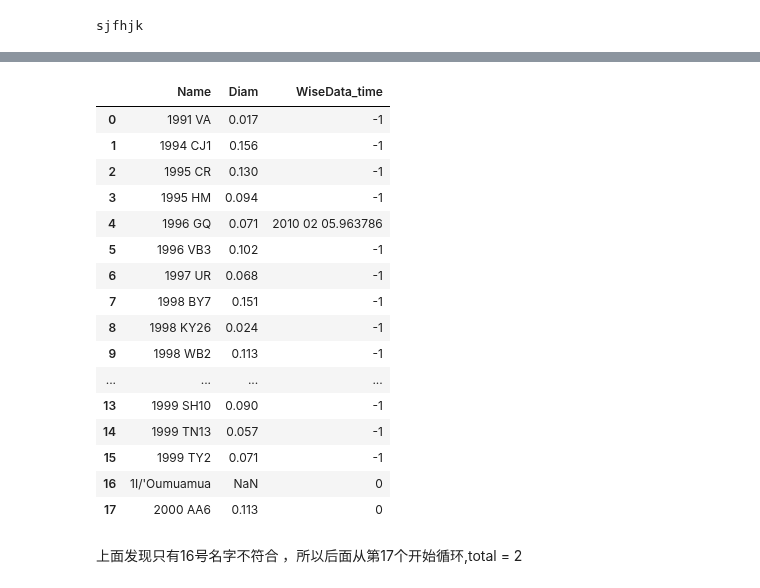
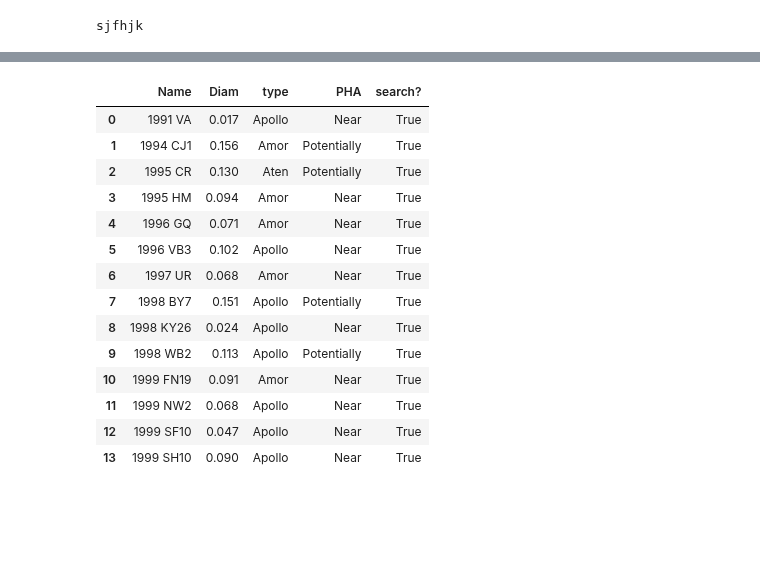
Before and after one commit to AstroHHQ/learngit, a Jupyter notebook: iau_typye.ipynb, the cells around one changed output, grey strips where cells are left out. Saved outputs shown, nothing was run; the diff lists cells and outputs as text; code cells hidden in the pictures; blank space fills up the shorter version.

Commit message:
type

```diff
--- a/iau_typye.ipynb
+++ b/iau_typye.ipynb
@@ -118,32 +133,31 @@ sjfhjk
 # %%
 import requests as rq
 from tqdm import tqdm
+import time
 #space to "+"
 #name = mp_name[5]
 #name = name.replace(' ','+')
 lenMp = len(mp_name)
 total = 0
 for i in tqdm(range(lenMp)):
-   name = mp_name['Name'][i]
-   name = name.replace(' ','+')
-   #get url from mpc
-   url = f'https://minorplanetcenter.net/db_search/show_object?utf8=%E2%9C%93&object_id={name}'
-   head ={
-      'User-Agent':'Mozilla/5.0 (X11; Ubuntu; Linux x86_64; rv:94.0) Gecko/20100101 Firefox/94.0'
-   }
-   resp = rq.get(url,headers=head)
-   #get html table
-   mptable = pd.read_html(resp.text,match='Location')
-   df = mptable[0]
-   #is there wise data?
-   dfyes = df[df['Location']=='C51 – WISE']
-   if len(dfyes)>=1:
-      dfout = dfyes["Date (UT)"]
-      total = total + 1
-      #get 1st date
-      mp_name['WiseData_time'][i] = dfout[dfout.index[0]]
-   else:
-      mp_name['WiseData_time'][i] = -1
-print(f'{total} wise data in {lenMp}')
+   time.sleep(0.2)
+   if i%100==0:time.sleep(3)
+   #search true or false
+   if mp_name['search?'][i]:
+      if i%10==0:time.sleep(1)
+      name = mp_name['Name'][i]
+      name = name.replace(' ','+')
+      #get url from mpc
+      url = f'https://minorplanetcenter.net/db_search/show_object?utf8=%E2%9C%93&object_id={name}'
+      head ={
+         'User-Agent':'Mozilla/5.0 (X11; Ubuntu; Linux x86_64; rv:94.0) Gecko/20100101 Firefox/94.0'
+      }
+      resp = rq.get(url,headers=head)
+      #regular str
+      obj = re.compile(r'Orbit type:\s(?P<tt>\w{1,})\n..<br>\n{2}.{5}(?P<pha>\w{1,})',re.S)
+      res = obj.search(resp.text)
+      mp_name['type'][i] = res.group('tt')
+      mp_name['PHA'][i] = res.group('pha')
+
 mp_name
 # %% [output]
@@ -151,22 +173,18 @@ ValueError: No tables found matching pattern 'Location'
 # %%
-mp_name.loc[0:17]
+mp_name.loc[0:13]
 # %% [output]
-|  | Name | Diam | WiseData_time |
-| 0 | 1991 VA | 0.017 | -1 |
-| 1 | 1994 CJ1 | 0.156 | -1 |
-| 2 | 1995 CR | 0.130 | -1 |
-| 3 | 1995 HM | 0.094 | -1 |
-| 4 | 1996 GQ | 0.071 | 2010 02 05.963786 |
-| 5 | 1996 VB3 | 0.102 | -1 |
-| 6 | 1997 UR | 0.068 | -1 |
-| 7 | 1998 BY7 | 0.151 | -1 |
-| 8 | 1998 KY26 | 0.024 | -1 |
-| 9 | 1998 WB2 | 0.113 | -1 |
-| ... | ... | ... | ... |
-| 13 | 1999 SH10 | 0.090 | -1 |
-| 14 | 1999 TN13 | 0.057 | -1 |
-| 15 | 1999 TY2 | 0.071 | -1 |
-| 16 | 1I/'Oumuamua | NaN | 0 |
-| 17 | 2000 AA6 | 0.113 | 0 |
+|  | Name | Diam | type | PHA | search? |
+| 0 | 1991 VA | 0.017 | Apollo | Near | True |
+| 1 | 1994 CJ1 | 0.156 | Amor | Potentially | True |
+| 2 | 1995 CR | 0.130 | Aten | Potentially | True |
+| 3 | 1995 HM | 0.094 | Amor | Near | True |
+| 4 | 1996 GQ | 0.071 | Amor | Near | True |
+| 5 | 1996 VB3 | 0.102 | Apollo | Near | True |
+| 6 | 1997 UR | 0.068 | Amor | Near | True |
+| 7 | 1998 BY7 | 0.151 | Apollo | Potentially | True |
+| 8 | 1998 KY26 | 0.024 | Apollo | Near | True |
+| 9 | 1998 WB2 | 0.113 | Apollo | Potentially | True |
+| 10 | 1999 FN19 | 0.091 | Amor | Near | True |
+| 11 | 1999 NW2 | 0.068 | Apollo | Near | True |
+| 12 | 1999 SF10 | 0.047 | Apollo | Near | True |
+| 13 | 1999 SH10 | 0.090 | Apollo | Near | True |
-# %% [markdown]
-上面发现只有16号名字不符合 ，所以后面从第17个开始循环,total = 2
```
Also changed, not shown: parts of 16 cells of this notebook.
